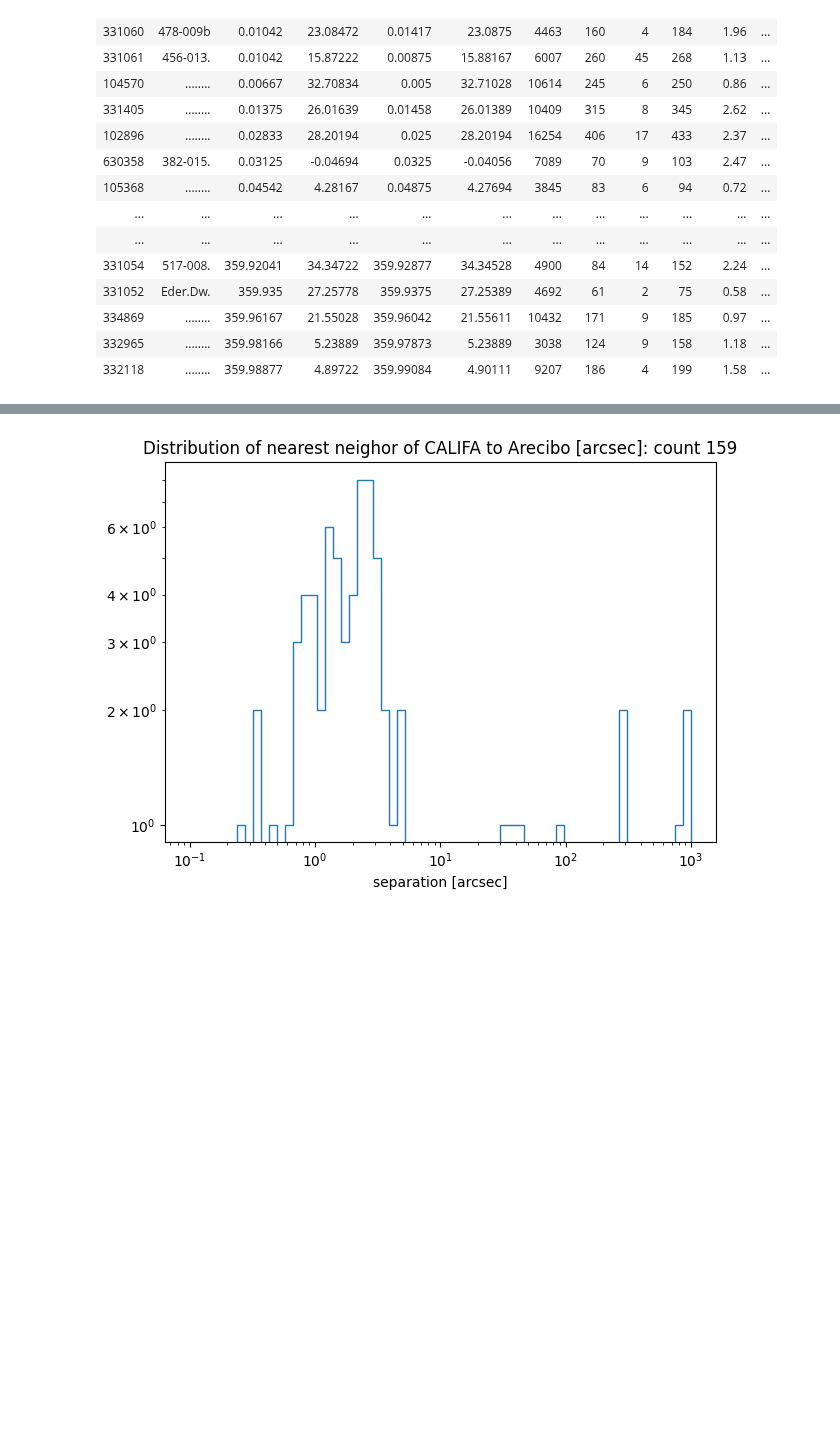
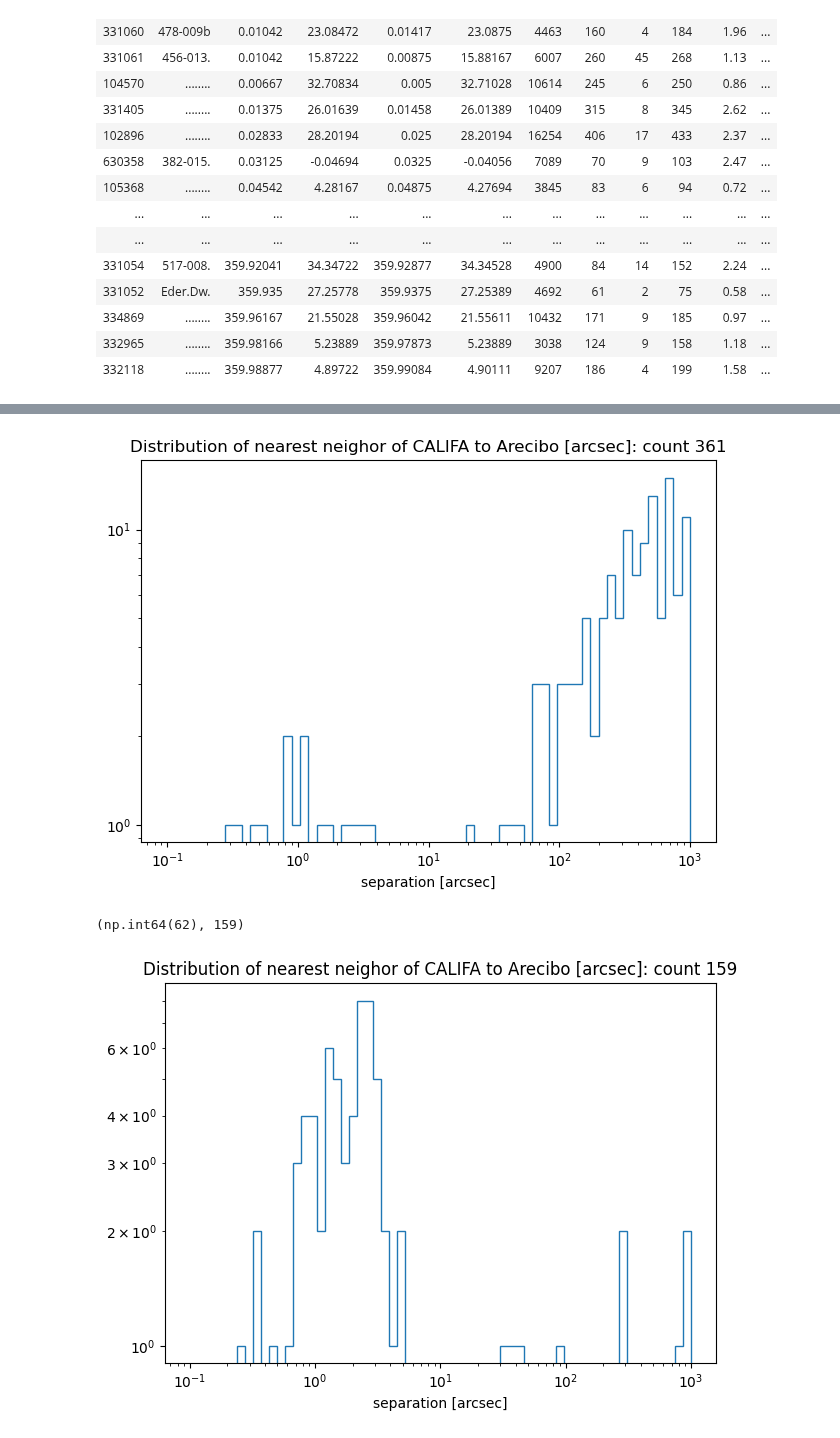
Before and after one commit to teuben/GBT-EDGE-HI, a Jupyter notebook: gals/hi_surveys.ipynb, the cells around one changed output, grey strips where cells are left out. Saved outputs shown, nothing was run; the diff lists cells and outputs as text; code cells hidden in the pictures; blank space fills up the shorter version.

```diff
--- a/gals/hi_surveys.ipynb
+++ b/gals/hi_surveys.ipynb
@@ -357,0 +369,3 @@ len(t5)
+# %%
+t5n = t5[t5["Archive_HI?"] == "N"]
+len(t5n)
@@ -432,5 +544,18 @@ t31_c = SkyCoord(t31["ledaRA"], t31["ledaDE"])
+# %%
+plt.hist(sep.arcsec, histtype="step", bins=np.logspace(-1, 3.0, 64))
+plt.xlabel("separation [arcsec]")
+plt.xscale("log")
+plt.yscale("log")
+plt.title(f"Distribution of nearest neighor of CALIFA to Arecibo [arcsec]: count {len(sep)}")
+plt.tight_layout()
+# %% [output]
+[figure, added]
 # %%
 idx, sep, _ = t31_c.match_to_catalog_sky(a100_c)
+
+(sep < 10 * u.arcsec).sum(), len(t31)
+# %% [output]
+(np.int64(62), 159)
 # %%
 plt.hist(sep.arcsec, histtype="step", bins=np.logspace(-1, 3.0, 64))
 plt.xlabel("separation [arcsec]")
```
Also changed, not shown: parts of 19 cells of this notebook.
